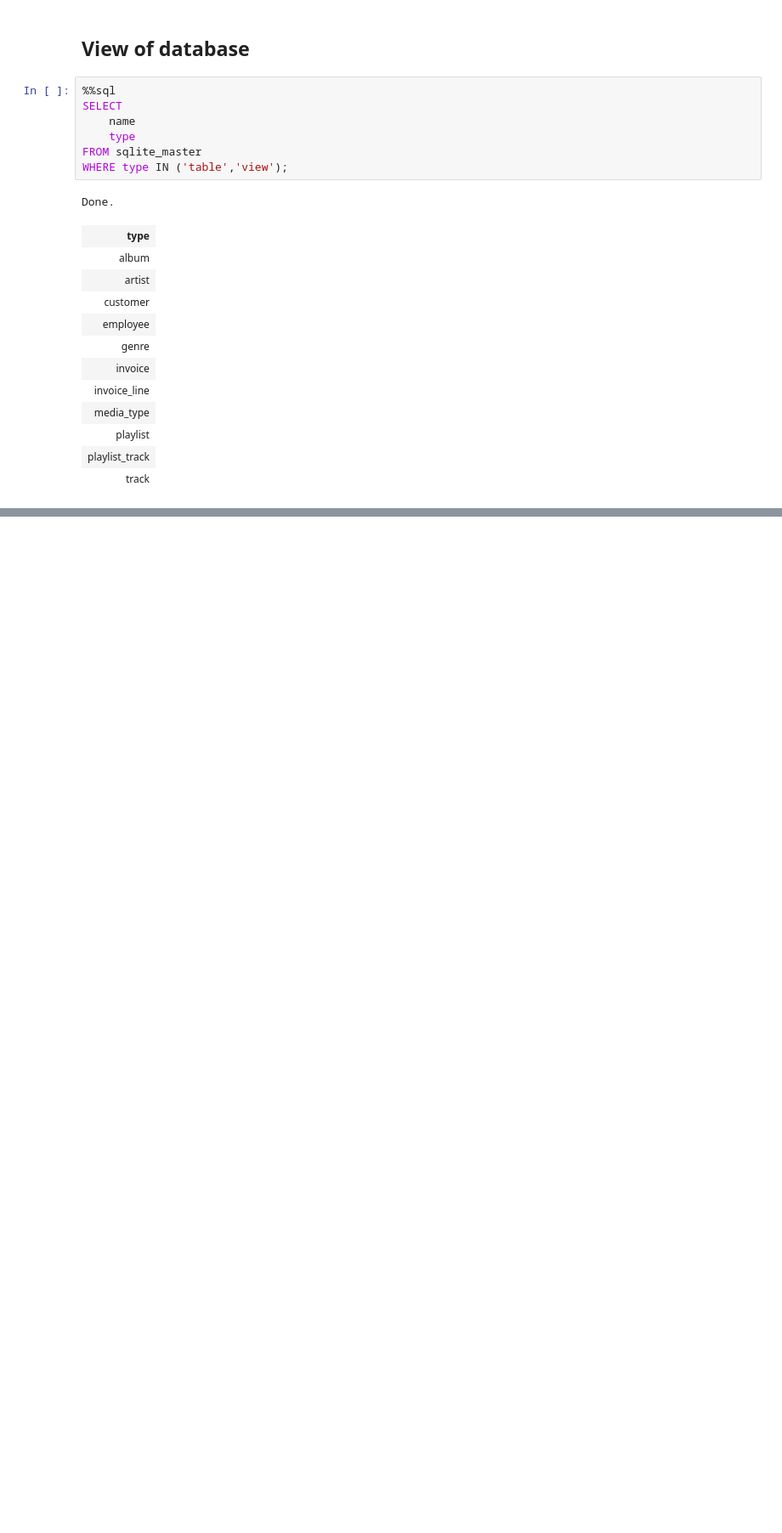
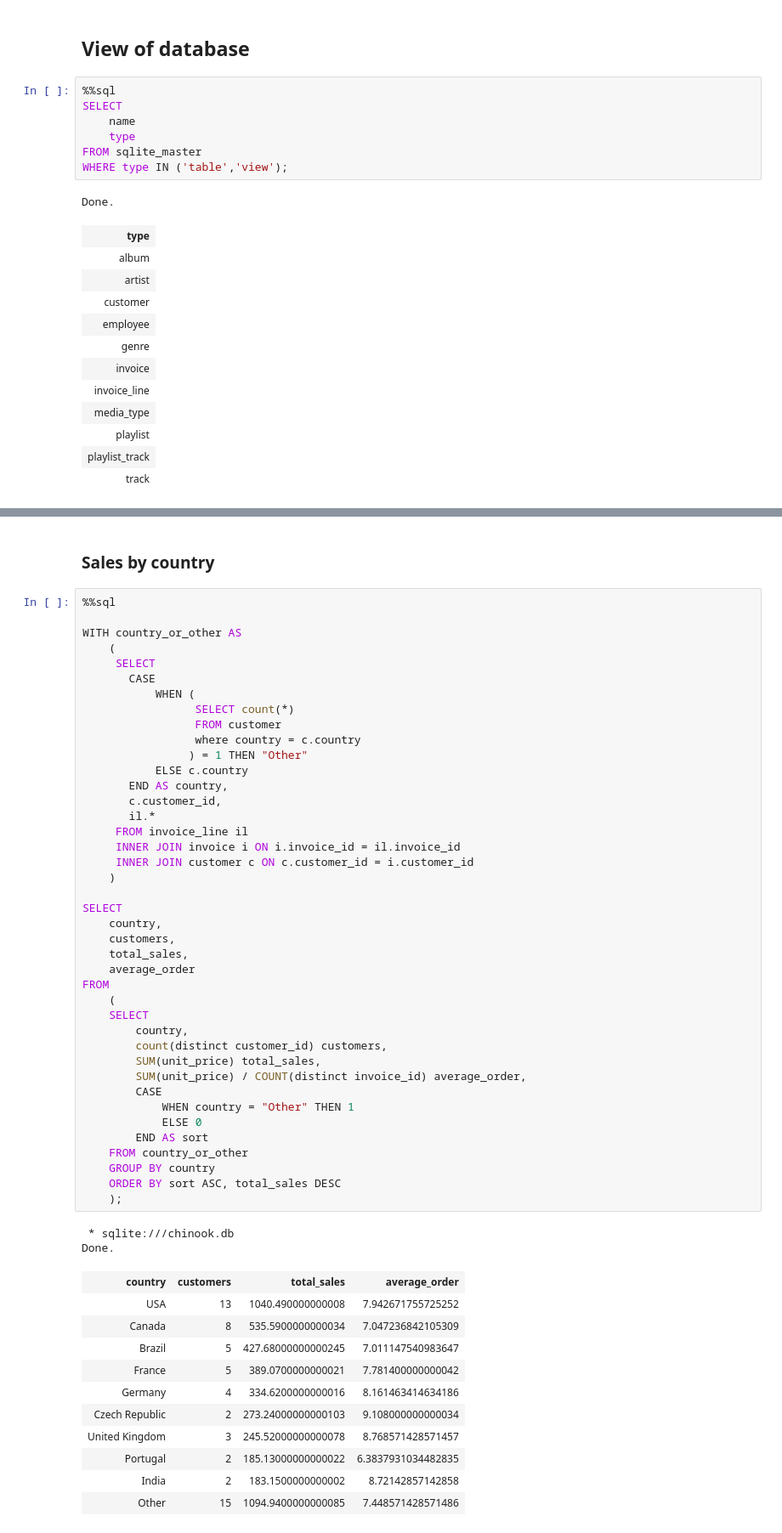
Before and after one commit to susanalista/music-business, a Jupyter notebook: queries.ipynb, the cells around one changed output, grey strips where cells are left out. Shown at 85% size. Drawn from its saved outputs; the diff is of its cells as text; blank space fills up the shorter version.

```diff
--- a/queries.ipynb
+++ b/queries.ipynb
@@ -36,0 +257,57 @@ SELECT
+# %% [markdown]
+### Sales by country
+# %%
+%%sql
+
+WITH country_or_other AS
+    (
+     SELECT
+       CASE
+           WHEN (
+                 SELECT count(*)
+                 FROM customer
+                 where country = c.country
+                ) = 1 THEN "Other"
+           ELSE c.country
+       END AS country,
+       c.customer_id,
+       il.*
+     FROM invoice_line il
+     INNER JOIN invoice i ON i.invoice_id = il.invoice_id
+     INNER JOIN customer c ON c.customer_id = i.customer_id
+    )
+
+SELECT
+    country,
+    customers,
+    total_sales,
+    average_order
+FROM
+    (
+    SELECT
+        country,
+        count(distinct customer_id) customers,
+        SUM(unit_price) total_sales,
+        SUM(unit_price) / COUNT(distinct invoice_id) average_order,
+        CASE
+            WHEN country = "Other" THEN 1
+            ELSE 0
+        END AS sort
+    FROM country_or_other
+    GROUP BY country
+    ORDER BY sort ASC, total_sales DESC
+    );
+# %% [output]
+ * sqlite:///chinook.db
+Done.
+| country | customers | total_sales | average_order |
+| USA | 13 | 1040.490000000008 | 7.942671755725252 |
+| Canada | 8 | 535.5900000000034 | 7.047236842105309 |
+| Brazil | 5 | 427.68000000000245 | 7.011147540983647 |
+| France | 5 | 389.0700000000021 | 7.781400000000042 |
+| Germany | 4 | 334.6200000000016 | 8.161463414634186 |
+| Czech Republic | 2 | 273.24000000000103 | 9.108000000000034 |
+| United Kingdom | 3 | 245.52000000000078 | 8.768571428571457 |
+| Portugal | 2 | 185.13000000000022 | 6.3837931034482835 |
+| India | 2 | 183.1500000000002 | 8.72142857142858 |
+| Other | 15 | 1094.9400000000085 | 7.448571428571486 |
```
Also changed, not shown: parts of 17 cells of this notebook.
